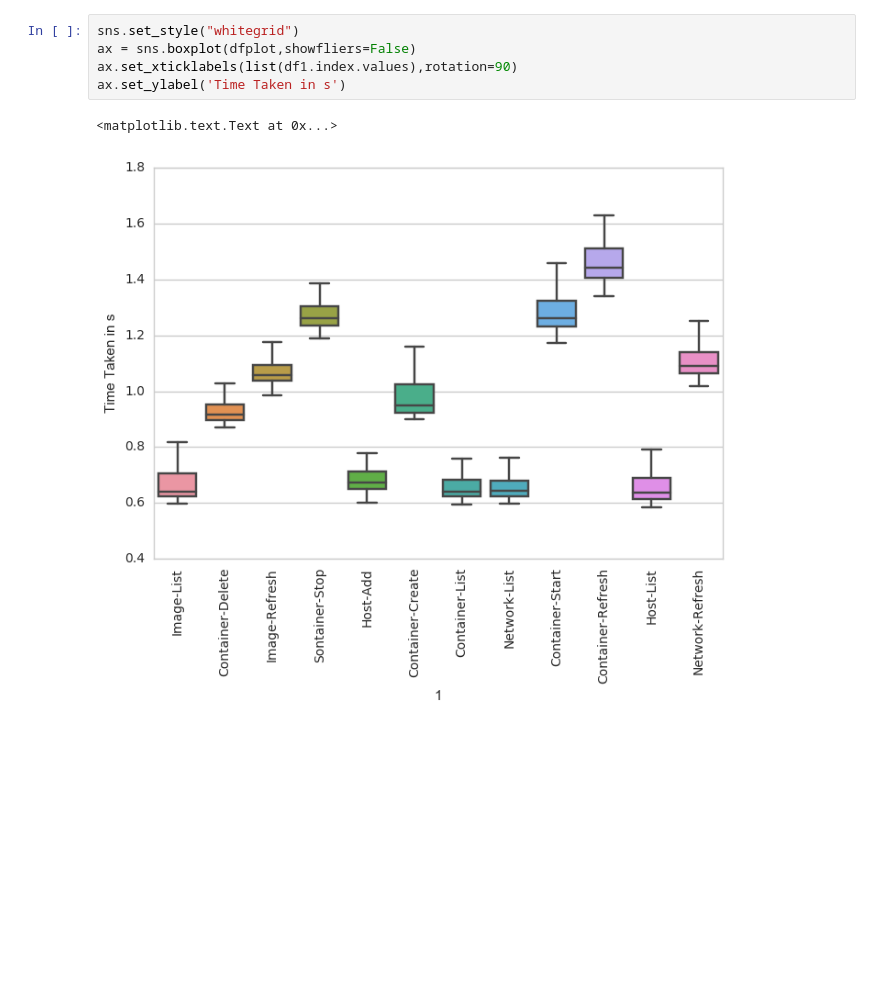
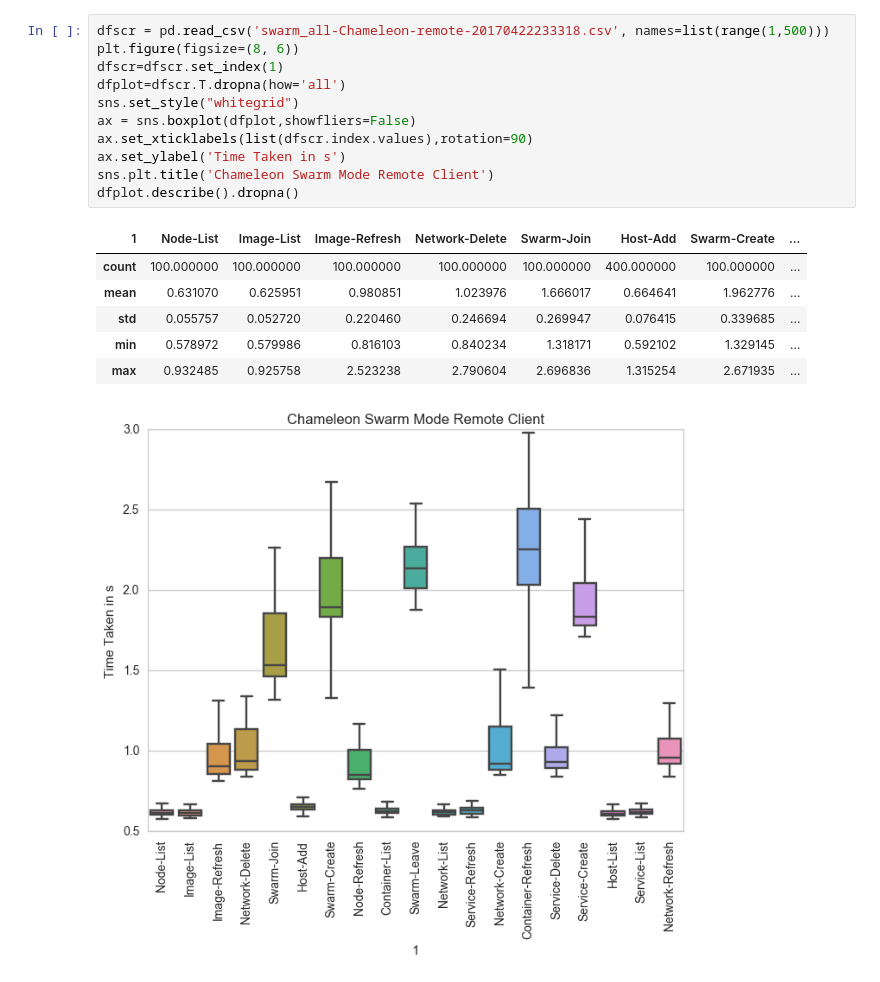
Before and after one commit to cloudmesh/cloudmesh-docker-eve, a Jupyter notebook: benchmark/Benchmark-Plot.ipynb, the cells around one changed output. Saved outputs shown, nothing was run; the diff lists cells and outputs as text; blank space fills up the shorter version.

```diff
--- a/benchmark/Benchmark-Plot.ipynb
+++ b/benchmark/Benchmark-Plot.ipynb
@@ -45,8 +89,19 @@ dfplot
 # %%
+dfscr = pd.read_csv('swarm_all-Chameleon-remote-20170422233318.csv', names=list(range(1,500)))
+plt.figure(figsize=(8, 6))
+dfscr=dfscr.set_index(1)
+dfplot=dfscr.T.dropna(how='all')
 sns.set_style("whitegrid")
 ax = sns.boxplot(dfplot,showfliers=False)
-ax.set_xticklabels(list(df1.index.values),rotation=90)
+ax.set_xticklabels(list(dfscr.index.values),rotation=90)
 ax.set_ylabel('Time Taken in s')
+sns.plt.title('Chameleon Swarm Mode Remote Client')
+dfplot.describe().dropna()
 # %% [output]
-<matplotlib.text.Text at 0x...>
+| 1 | Node-List | Image-List | Image-Refresh | Network-Delete | Swarm-Join | Host-Add | Swarm-Create | ... |
+| count | 100.000000 | 100.000000 | 100.000000 | 100.000000 | 100.000000 | 400.000000 | 100.000000 | ... |
+| mean | 0.631070 | 0.625951 | 0.980851 | 1.023976 | 1.666017 | 0.664641 | 1.962776 | ... |
+| std | 0.055757 | 0.052720 | 0.220460 | 0.246694 | 0.269947 | 0.076415 | 0.339685 | ... |
+| min | 0.578972 | 0.579986 | 0.816103 | 0.840234 | 1.318171 | 0.592102 | 1.329145 | ... |
+| max | 0.932485 | 0.925758 | 2.523238 | 2.790604 | 2.696836 | 1.315254 | 2.671935 | ... |
-[figure, old version]
+[figure, new version]
```
Also changed, not shown: parts of 11 cells of this notebook, 1 other file.
